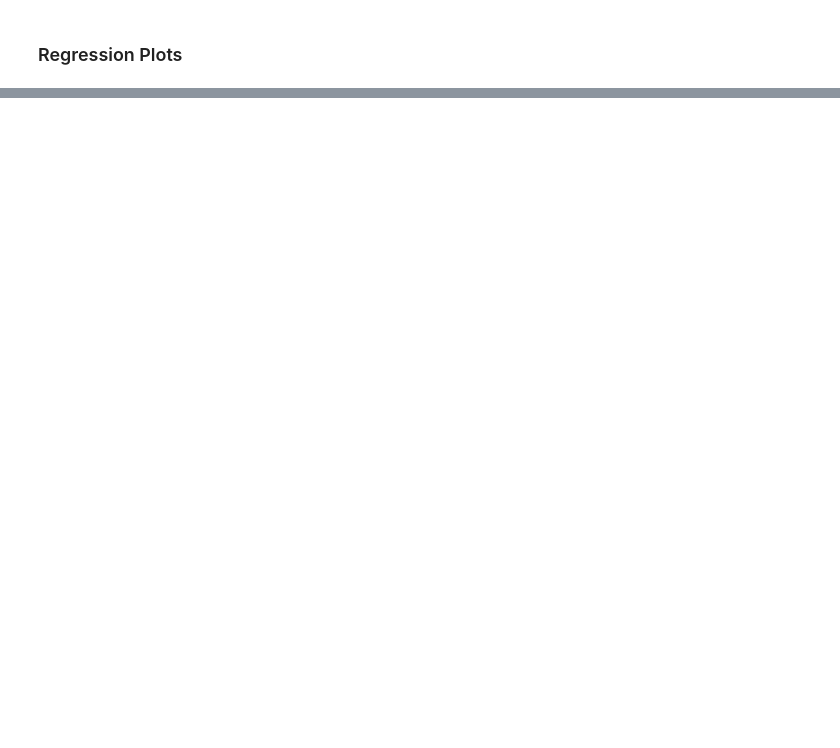
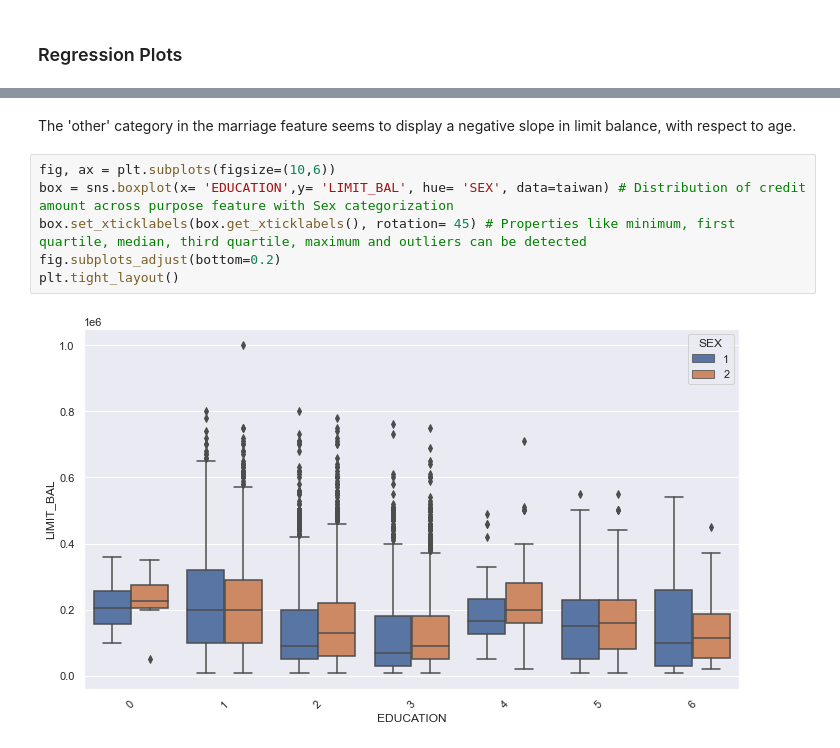
Before and after one commit to ivanurielricardo/EBC4257-Machine-Learning, a Jupyter notebook: final_project/final_project.ipynb, the cells around one changed output, grey strips where cells are left out. Cells and saved outputs as stored; diff of their text form; blank space fills up the shorter version.

```diff
--- a/final_project/final_project.ipynb
+++ b/final_project/final_project.ipynb
@@ -222,0 +281,10 @@ plt.show()
+# %% [markdown]
+The 'other' category in the marriage feature seems to display a negative slope in limit balance, with respect to age.
+# %%
+fig, ax = plt.subplots(figsize=(10,6))
+box = sns.boxplot(x= 'EDUCATION',y= 'LIMIT_BAL', hue= 'SEX', data=taiwan) # Distribution of credit amount across purpose feature with Sex categorization
+box.set_xticklabels(box.get_xticklabels(), rotation= 45) # Properties like minimum, first quartile, median, third quartile, maximum and outliers can be detected
+fig.subplots_adjust(bottom=0.2)
+plt.tight_layout()
+# %% [output]
+[figure, added]
```
Also changed, not shown: parts of 56 cells of this notebook, 1 other file.
